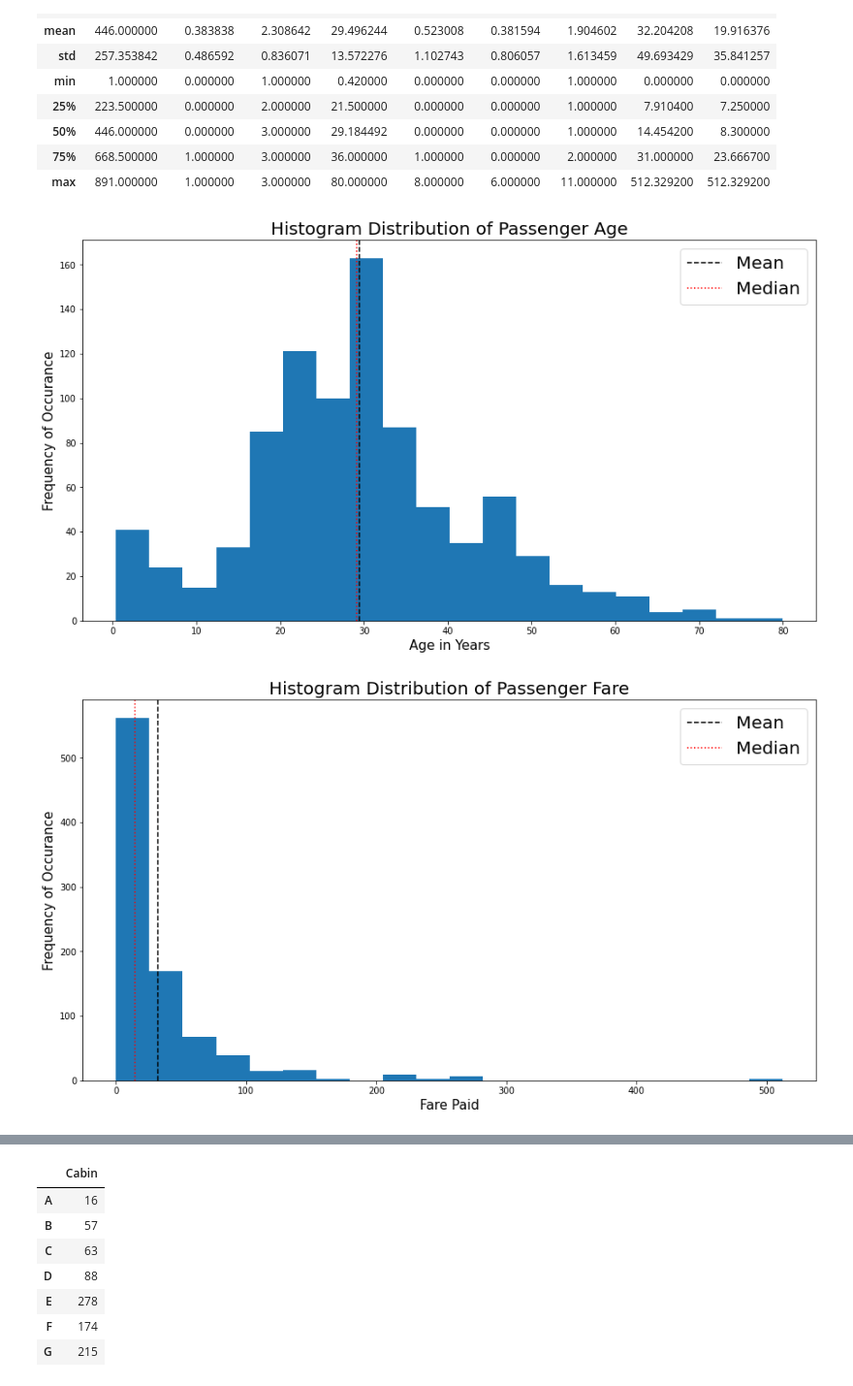
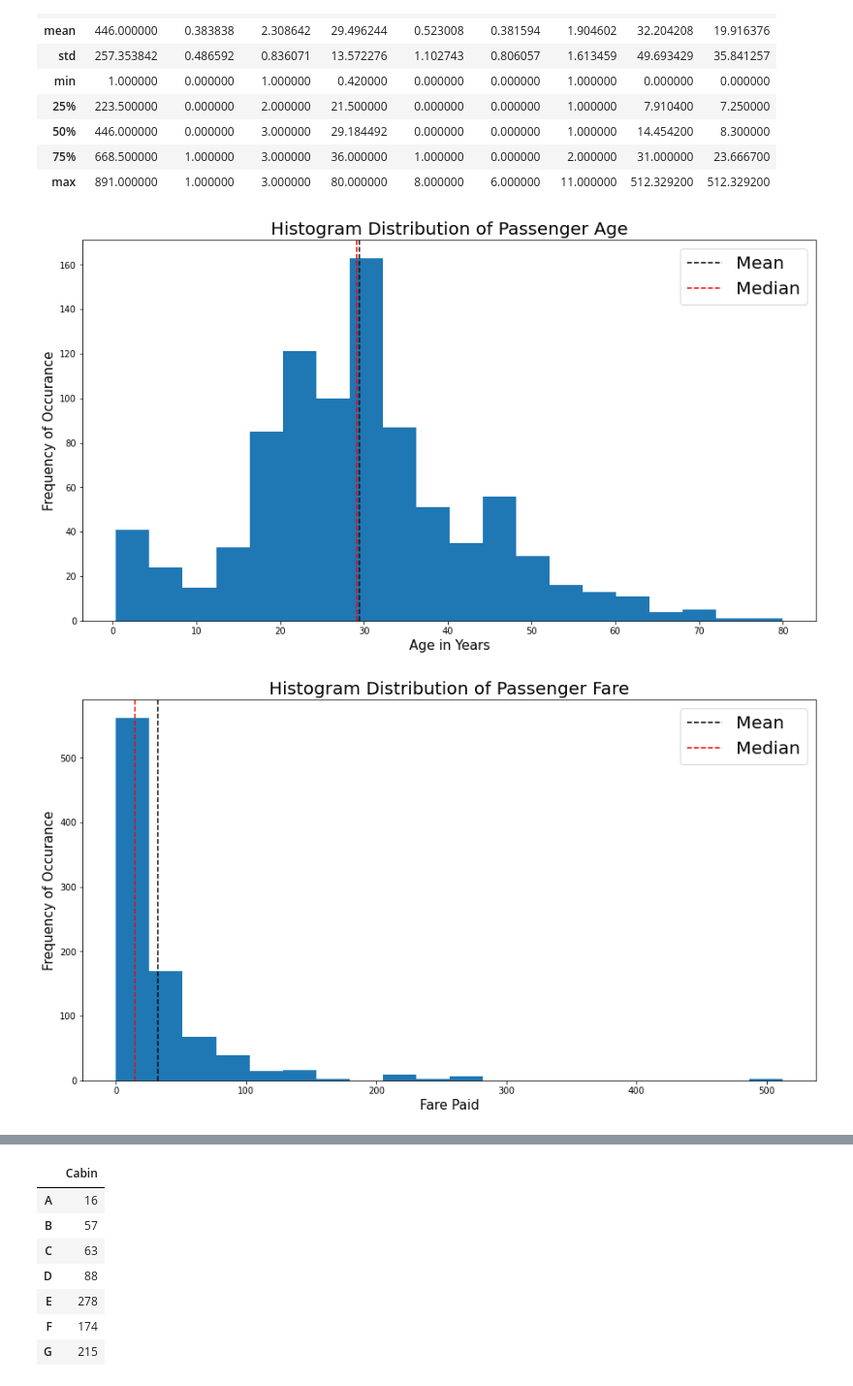
Before and after one commit to ddiston/Kaggle_Titanic, a Jupyter notebook: 01-Titanic_Preprocessing.ipynb, the cells around one changed output, grey strips where cells are left out. Shown at 97% size. Cells and saved outputs as stored; diff of their text form; code cells hidden in the pictures.

```diff
--- a/01-Titanic_Preprocessing.ipynb
+++ b/01-Titanic_Preprocessing.ipynb
@@ -829,25 +829,33 @@ df.describe()
 | max | 891.000000 | 1.000000 | 3.000000 | 80.000000 | 8.000000 | 6.000000 | 11.000000 | 512.329200 | 512.329200 |
 # %%
 plt.figure(figsize = (15,8))
+
 plt.hist(df['Age'], bins = 20)
+
 plt.axvline(df['Age'].mean(), ls = '--', color = 'black', label = 'Mean')
-plt.axvline(df['Age'].median(), ls = ':', color = 'r', label = 'Median')
+plt.axvline(df['Age'].median(), ls = '--', color = 'r', label = 'Median')
+
 plt.legend(fontsize = 20)
 plt.title('Histogram Distribution of Passenger Age', fontsize = 20)
 plt.xlabel('Age in Years', fontsize = 15)
 plt.ylabel('Frequency of Occurance', fontsize = 15)
+
 plt.show()
 # %% [output]
-[figure, old version]
+[figure, new version]
 # %%
 plt.figure(figsize = (15,8))
+
 plt.hist(df['Fare'], bins = 20)
+
 plt.axvline(df['Fare'].mean(), ls = '--', color = 'black', label = 'Mean')
-plt.axvline(df['Fare'].median(), ls = ':', color = 'r', label = 'Median')
+plt.axvline(df['Fare'].median(), ls = '--', color = 'r', label = 'Median')
+
 plt.legend(fontsize = 20)
 plt.title('Histogram Distribution of Passenger Fare', fontsize = 20)
 plt.xlabel('Fare Paid', fontsize = 15)
 plt.ylabel('Frequency of Occurance', fontsize = 15)
+
 plt.show()
 # %% [output]
-[figure, old version]
+[figure, new version]
```
Also changed, not shown: parts of 10 cells of this notebook.
